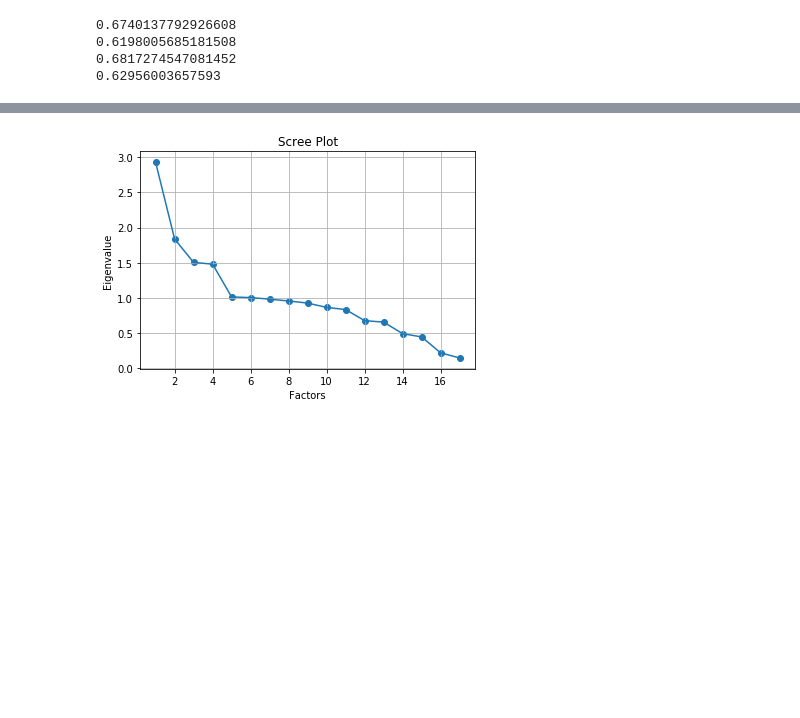
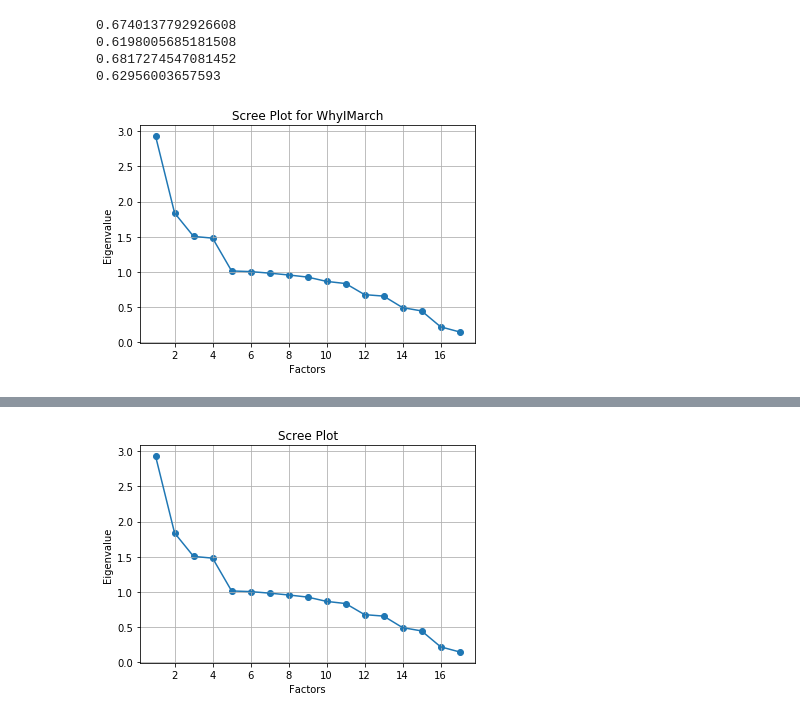
Before and after one commit to keerti-1997/Computing_cultural_capital, a Jupyter notebook: Computing_cultural_capital.ipynb, the cells around one changed output, grey strips where cells are left out. Drawn from its saved outputs; the diff is of its cells as text; code cells hidden in the pictures; blank space fills up the shorter version.

```diff
--- a/Computing_cultural_capital.ipynb
+++ b/Computing_cultural_capital.ipynb
@@ -135,13 +135,14 @@ def add_category_columns_tweets(row):
                 row[c] = 1
     return row
 
-def transform_columns(df):
+def transform_columns(csv_file):
+    df = csv_file
     df = df.drop(["created_at","from_user","user_description","movement_in","name"],axis=1)
     df["bio_language"] = df["bio_language"].fillna("NA")
     df["followers_count"] = df["followers_count"].fillna(0)
     df["tweets_count"] = df["tweets_count"].fillna(0)
     df["retweet_count"] = df["retweet_count"].fillna(0)
-    df["tweets_count"] = df["tweets_count"].fillna(0)
+    #df["tweets_count"] = df["tweets_count"].fillna(0)
     df["mention_count"] = df["mention_count"].fillna(0)
     df["is_art"] = df["is_art"].fillna(0)
     df["is_education"] = df["is_education"].fillna(0)
@@ -647,3 +661,20 @@ print(kmo_model_M4)
 0.6198005685181508
 0.6817274547081452
 0.62956003657593
+# %%
+def plot_scree(df,title):
+    fa = FactorAnalyzer()
+    fa.fit(df)
+    eigen_values, vectors = fa.get_eigenvalues()
+    plt.scatter(range(1,df.shape[1]+1),eigen_values)
+    plt.plot(range(1,df.shape[1]+1),eigen_values)
+    plt.title('Scree Plot for '+title)
+    plt.xlabel('Factors')
+    plt.ylabel('Eigenvalue')
+    plt.grid()
+    plt.show()
+    return
+# %%
+plot_scree(M1_f,"WhyIMarch")
+# %% [output]
+[figure, added]
```
Also changed, not shown: parts of 38 cells of this notebook.
